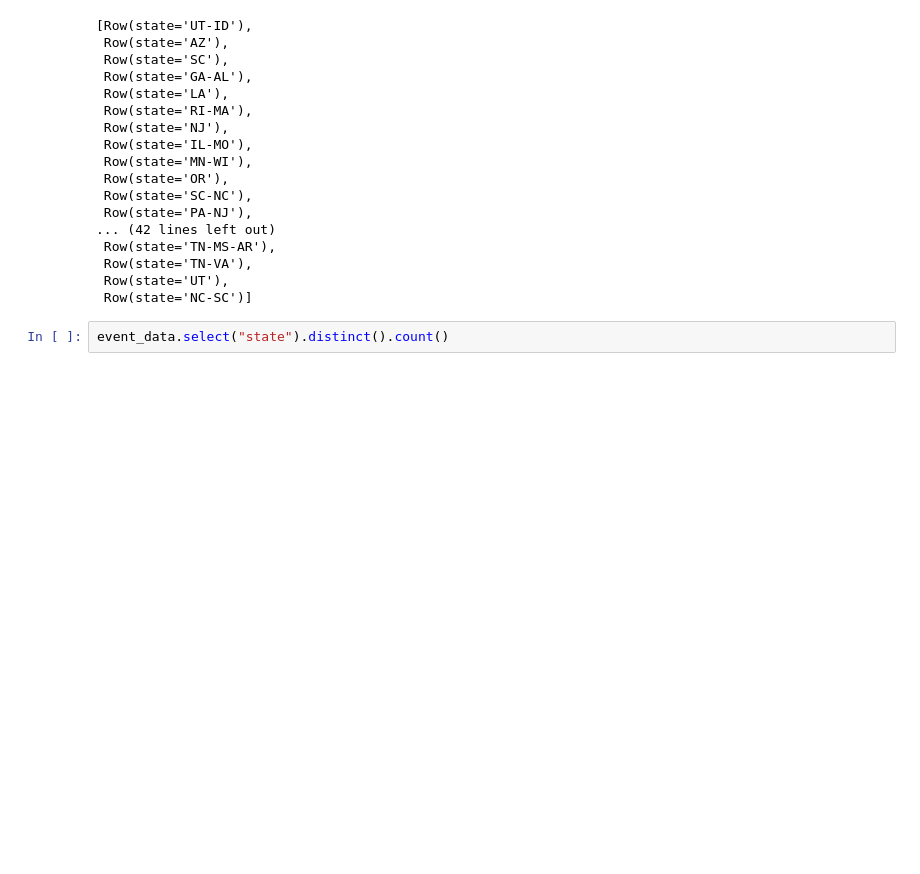
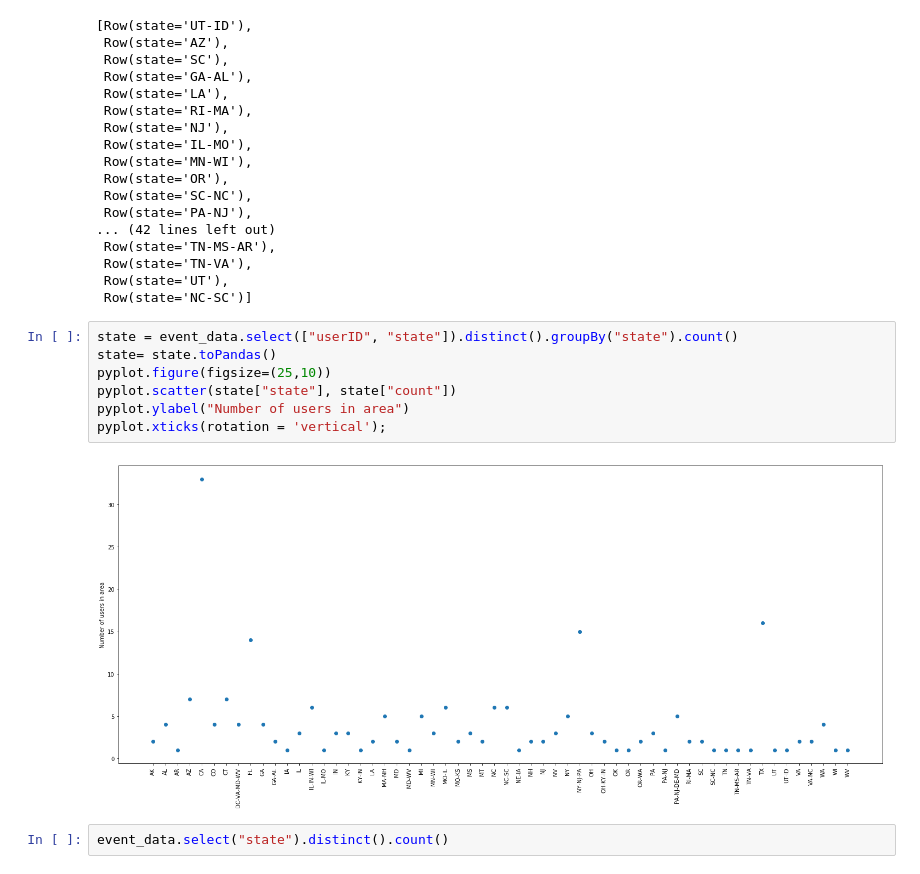
Before and after one commit to beachkrp/Udacity-Capstone, a Jupyter notebook: Sparkify.ipynb, the cells around one changed output. Cells and saved outputs as stored; diff of their text form; blank space fills up the shorter version.

```diff
--- a/Sparkify.ipynb
+++ b/Sparkify.ipynb
@@ -427,6 +432,15 @@ event_data.select("state").distinct().collect()
  Row(state='TN-VA'),
  Row(state='UT'),
  Row(state='NC-SC')]
+# %%
+state = event_data.select(["userID", "state"]).distinct().groupBy("state").count()
+state= state.toPandas()
+pyplot.figure(figsize=(25,10))
+pyplot.scatter(state["state"], state["count"])
+pyplot.ylabel("Number of users in area")
+pyplot.xticks(rotation = 'vertical');
+# %% [output]
+[figure, added]
 # %%
 event_data.select("state").distinct().count()
 # %% [output]
```
Also changed, not shown: parts of 1 cell of this notebook, 1 other file.
